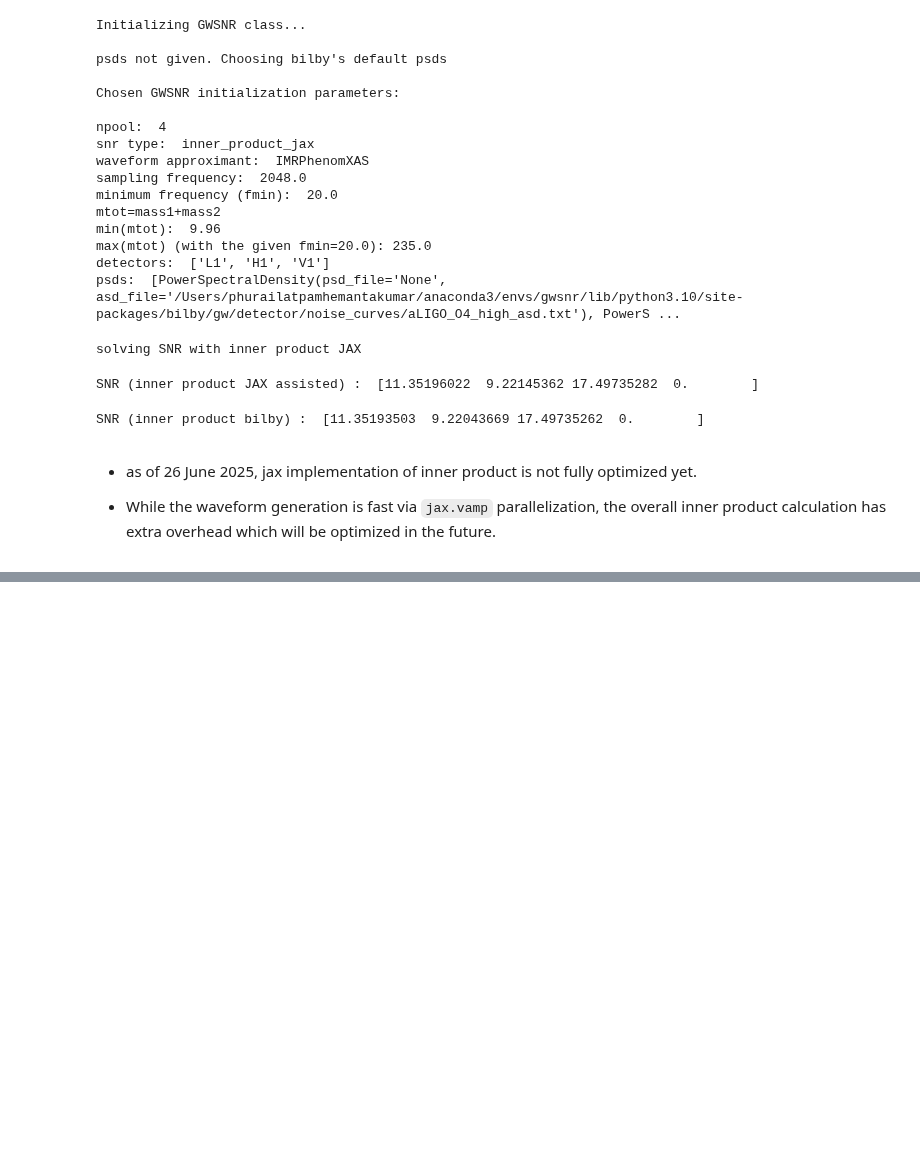
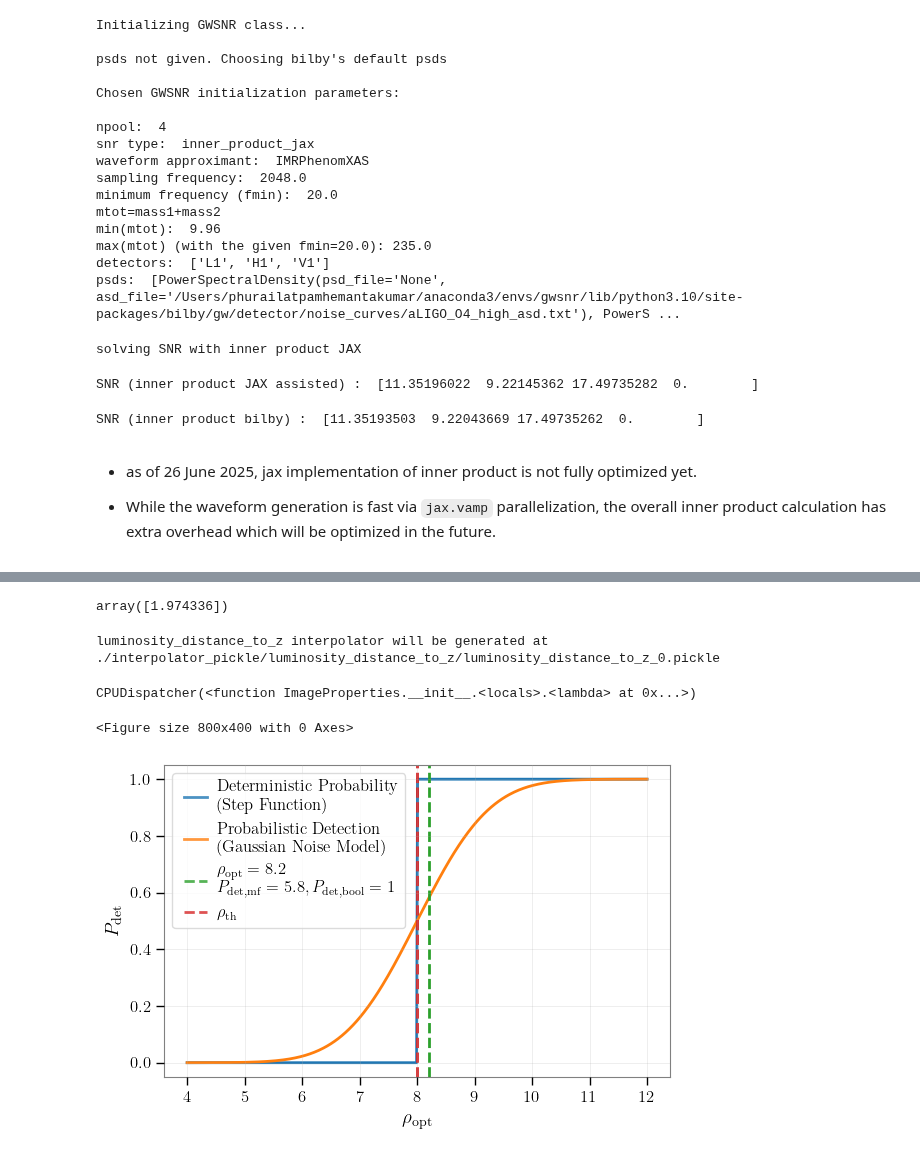
Before and after one commit to hemantaph/gwsnr, a Jupyter notebook: docs/examples/snr_generation.ipynb, the cells around one changed output, grey strips where cells are left out. Cells and saved outputs as stored; diff of their text form; code cells hidden in the pictures; blank space fills up the shorter version.

```diff
--- a/docs/examples/snr_generation.ipynb
+++ b/docs/examples/snr_generation.ipynb
@@ -1178,0 +1285,66 @@ SNR (inner product bilby) :  [11.35193503  9.22043669 17.49735262  0.        ]
+# %%
+ler.luminosity_distance_to_z(np.array([15295.791868995293]))
+# %% [output]
+array([1.974336])
+# %%
+from ler.image_properties import ImageProperties
+
+ler = ImageProperties()
+# %% [output]
+luminosity_distance_to_z interpolator will be generated at ./interpolator_pickle/luminosity_distance_to_z/luminosity_distance_to_z_0.pickle
+# %%
+ler.luminosity_distance_to_z
+# %% [output]
+CPUDispatcher(<function ImageProperties.__init__.<locals>.<lambda> at 0x...>)
+# %%
+import numpy as np
+import matplotlib.pyplot as plt
+from scipy.stats import norm
+
+plt.rcParams.update({
+    "text.usetex": True,
+    "font.family": "serif",
+    "font.serif": ["Computer Modern Roman"],
+    "font.size": 12
+})
+plt.figure(figsize=(8., 4.))
+
+# Parameters
+rho_th = 8
+mu = 8.2  # mean SNR
+sigma = 1
+
+# Range of optimal SNRs for visualization
+rho_opt = np.linspace(4, 12, 500)
+
+# Step function (deterministic)
+step_prob = (rho_opt > rho_th).astype(float)
+
+# Probabilistic detection: CDF of Gaussian
+gauss_prob = 1 - norm.cdf(rho_th, loc=rho_opt, scale=sigma)
+# %% [output]
+<Figure size 800x400 with 0 Axes>
+# %%
+plt.figure(figsize=(6,4))
+plt.plot(rho_opt, step_prob, label='Deterministic Probability\n(Step Function)', color='C0', lw=2)
+plt.plot(rho_opt, gauss_prob, label='Probabilistic Detection\n(Gaussian Noise Model)', color='C1', lw=2)
+plt.axvline(mu, color='C2', ls='--', lw=2, label=r'$\rho_{\rm opt}$')
+plt.axvline(rho_th, color='C3', ls='--', lw=2, label=r'$\rho_{\rm opt}=8.2$' +'\n'+ r'$P_{\rm det}=5.8$')
+plt.xlabel(r'$\rho_{\rm opt}$', fontsize=14)
+plt.ylabel(r'$P_{\rm det}$', fontsize=14)
+
+plt.ylim(-0.05, 1.05)
+
+legend = plt.legend(['Deterministic Probability\n(Step Function)', 'Probabilistic Detection\n(Gaussian Noise Model)', r'$\rho_{\rm opt}=8.2$' +'\n'+ r'$P_{\rm det,mf}=5.8,P_{\rm det,bool}=1$', r'$\rho_{\rm th}$'], handlelength=2, loc='upper left', bbox_to_anchor=(0.0, 1.0), frameon=True, fontsize=12, edgecolor='lightgray')
+legend.get_frame().set_boxstyle('Round', pad=0.0, rounding_size=0.2)
+# Modify line width for legend entries
+for handle in legend.get_lines():
+    handle.set_linewidth(2)
+    handle.set_alpha(0.8)
+
+plt.grid(alpha=0.3)
+plt.tight_layout()
+plt.savefig('../_static/pdet_comparison.png', dpi=300)  # Save the figure
+plt.show()
+# %% [output]
+[figure, added]
```
Also changed, not shown: parts of 3 cells of this notebook, 20 other files.
